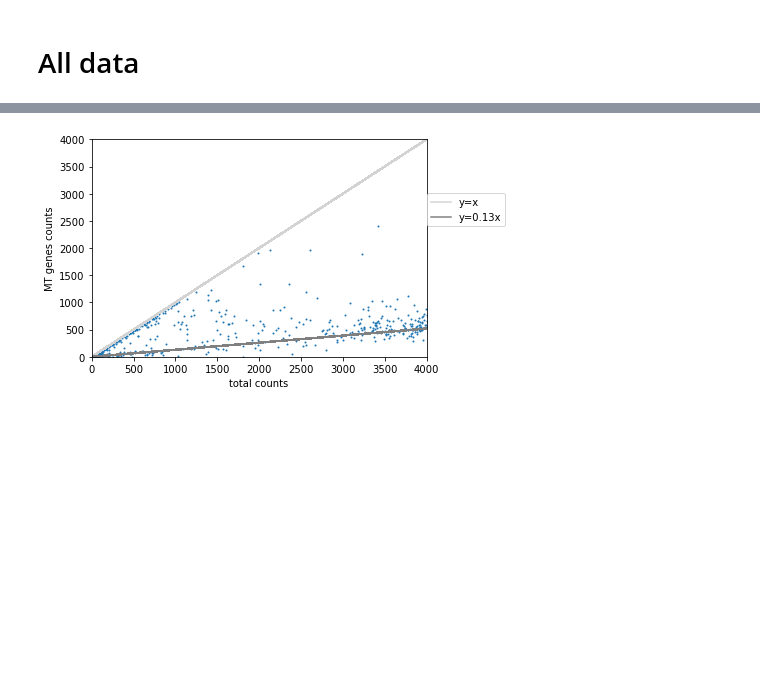
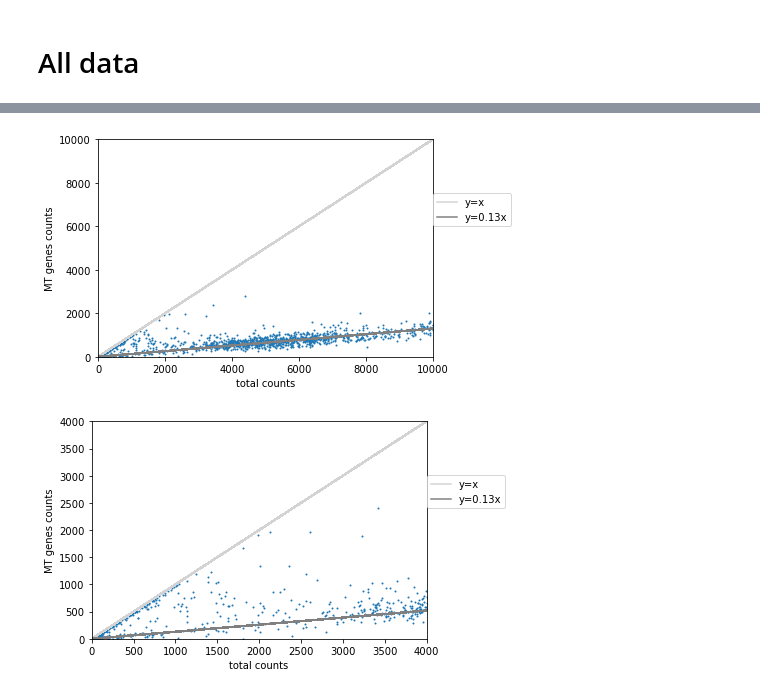
Before and after one commit to meichenfang/FP_2025, a Jupyter notebook: empty_droplets.ipynb, the cells around one changed output, grey strips where cells are left out. Cells and saved outputs as stored; diff of their text form; code cells hidden in the pictures; blank space fills up the shorter version.

```diff
--- a/empty_droplets.ipynb
+++ b/empty_droplets.ipynb
@@ -94,3 +104,14 @@ plt.legend(loc=(1,0.6));
+# %%
+plt.plot(total_UMI, total_UMI,'lightgray',label="y=x");
+plt.plot(total_UMI, 0.13*total_UMI,'gray',label="y=0.13x");
+plt.scatter(total_UMI, MT_sum,s=1);
+plt.xlabel("total counts")
+plt.ylabel("MT genes counts")
+plt.ylim((0,10000))
+plt.xlim((0,10000))
+plt.legend(loc=(1,0.6));
+# %% [output]
+[figure, added]
 # %%
 plt.plot(total_UMI, total_UMI,'lightgray',label="y=x");
 plt.plot(total_UMI, 0.13*total_UMI,'gray',label="y=0.13x");
```
Also changed, not shown: parts of 65 cells of this notebook, 1 other file.
